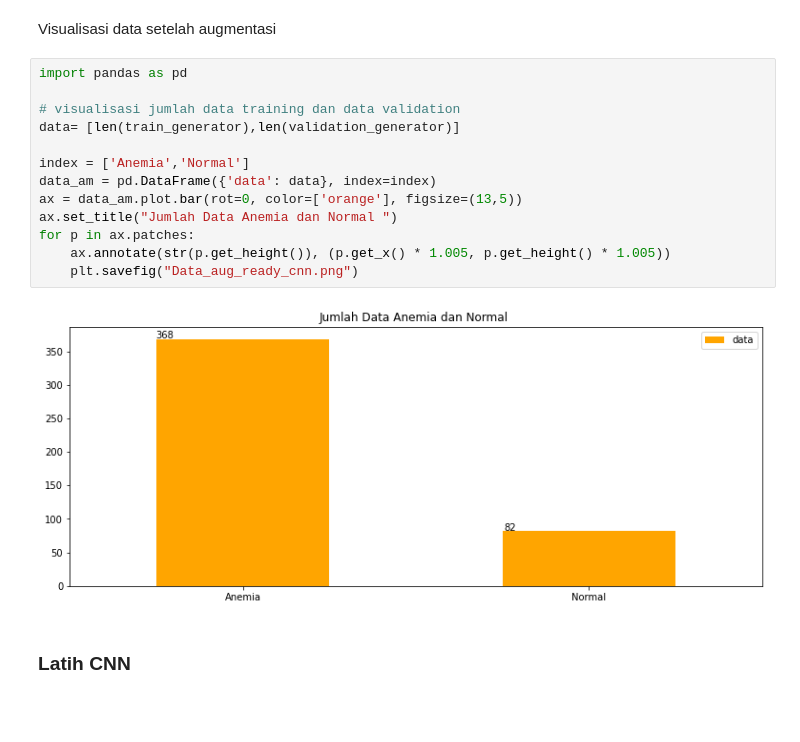
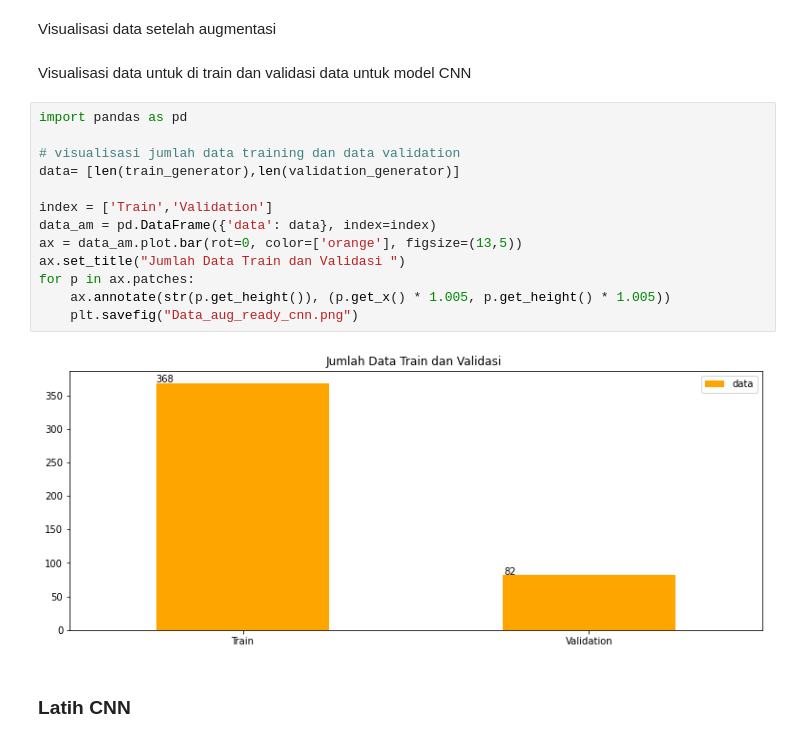
Before and after one commit to ackermanjayjay/Website-eye, a Jupyter notebook: training_cnn/Classification_Anemia.ipynb, the cells around one changed output. Cells and saved outputs as stored; diff of their text form; blank space fills up the shorter version.

Commit message:
melakukan perbaikan, bukan data anemia setelah augmen, akan tetapi data split untuk data train dan data validasi

```diff
--- a/training_cnn/Classification_Anemia.ipynb
+++ b/training_cnn/Classification_Anemia.ipynb
@@ -211,21 +211,23 @@ Found 13080 files belonging to 2 classes.
 Using 2616 files for validation.
 # %% [markdown]
 Visualisasi data setelah augmentasi
+# %% [markdown]
+Visualisasi data untuk di train dan validasi data untuk model CNN
 # %%
 import pandas as pd
 
 # visualisasi jumlah data training dan data validation
 data= [len(train_generator),len(validation_generator)]
 
-index = ['Anemia','Normal']
+index = ['Train','Validation']
 data_am = pd.DataFrame({'data': data}, index=index)
 ax = data_am.plot.bar(rot=0, color=['orange'], figsize=(13,5))
-ax.set_title("Jumlah Data Anemia dan Normal ")
+ax.set_title("Jumlah Data Train dan Validasi ")
 for p in ax.patches:
     ax.annotate(str(p.get_height()), (p.get_x() * 1.005, p.get_height() * 1.005))
     plt.savefig("Data_aug_ready_cnn.png")
 # %% [output]
-[figure, old version]
+[figure, new version]
 # %% [markdown]
 ### Latih CNN
 # %% [markdown]
```
Also changed, not shown: parts of 2 cells of this notebook.
